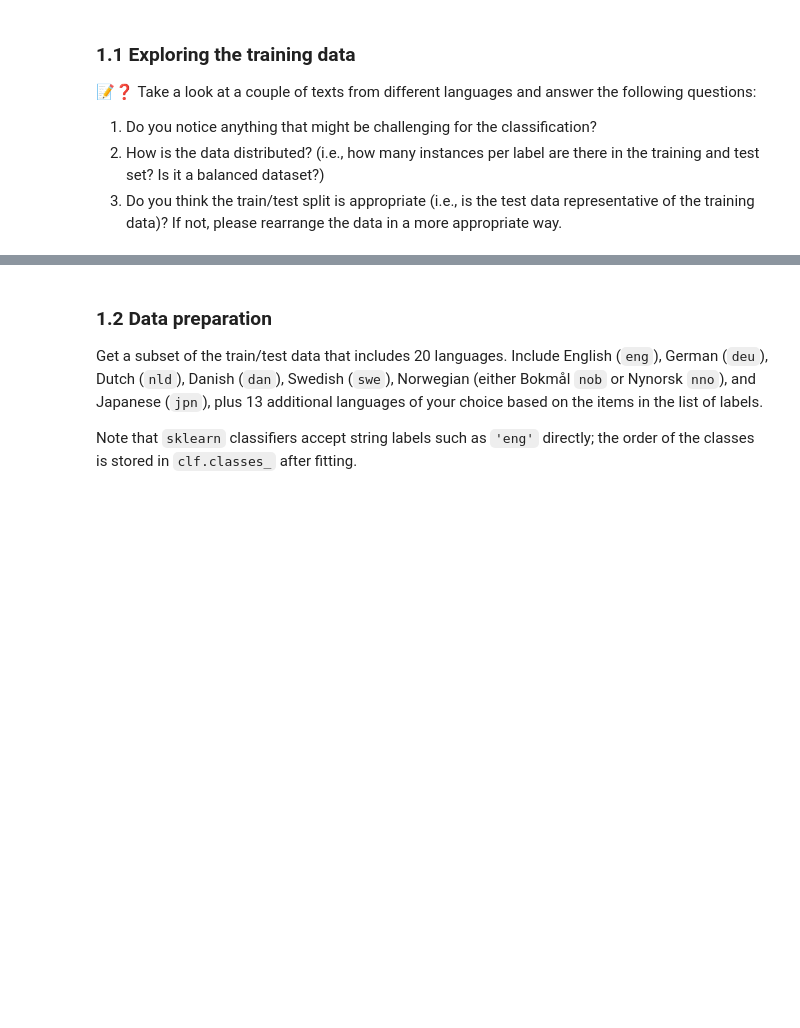
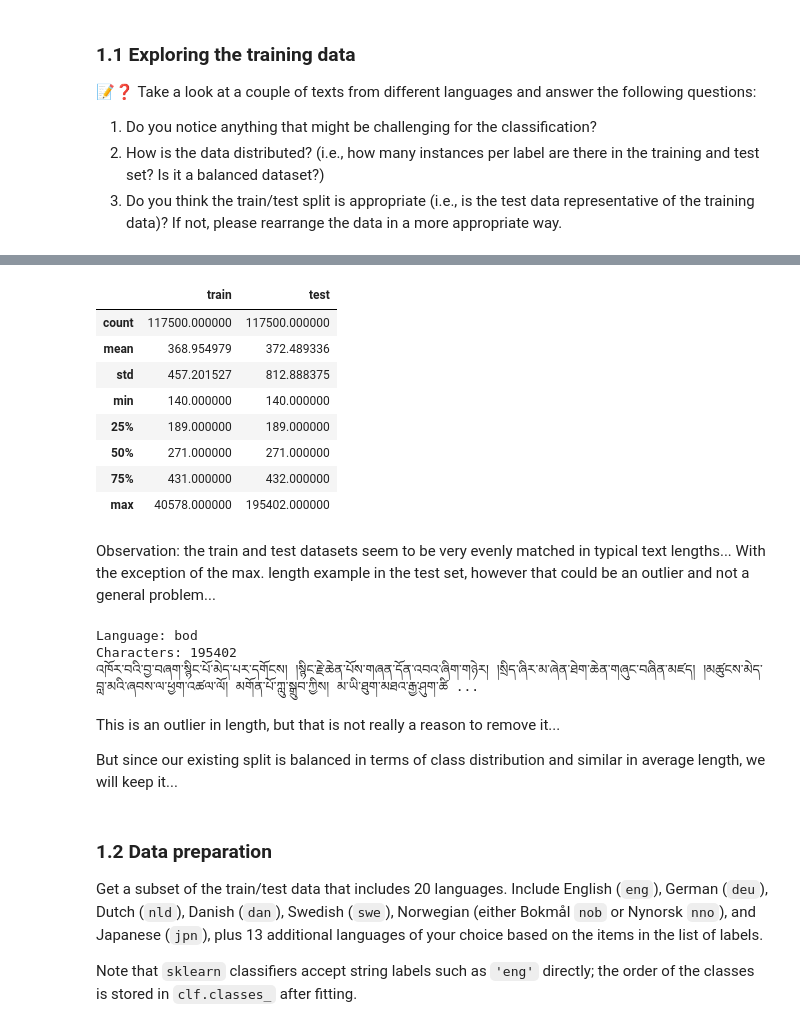
Before and after one commit to smemmishofer/ML4NLP1-2026-Tutorial-Notebooks, a Jupyter notebook: exercises/ex1/ex1_lr.ipynb, the cells around one changed output, grey strips where cells are left out. Drawn from its saved outputs; the diff is of its cells as text; code cells hidden in the pictures; blank space fills up the shorter version.

```diff
--- a/exercises/ex1/ex1_lr.ipynb
+++ b/exercises/ex1/ex1_lr.ipynb
@@ -92,3 +247,42 @@ print(labels)
+# %%
+# Comparing Text lengths:
+
+train_lengths = train_df['text'].str.len()
+test_lengths = test_df['text'].str.len()
+
+pd.DataFrame({
+    'train': train_lengths.describe(),
+    'test': test_lengths.describe()
+})
+# %% [output]
+|  | train | test |
+| count | 117500.000000 | 117500.000000 |
+| mean | 368.954979 | 372.489336 |
+| std | 457.201527 | 812.888375 |
+| min | 140.000000 | 140.000000 |
+| 25% | 189.000000 | 189.000000 |
+| 50% | 271.000000 | 271.000000 |
+| 75% | 431.000000 | 432.000000 |
+| max | 40578.000000 | 195402.000000 |
+# %% [markdown]
+Observation: the train and test datasets seem to be very evenly matched in typical text lengths... With the exception of the max. length example in the test set, however that could be an outlier and not a general problem...
+# %%
+# Check the longest test example:
+
+longest_idx = test_lengths.idxmax()
+longest_text = test_df.loc[longest_idx, 'text']
+
+print("Language:", test_df.loc[longest_idx, 'label'])
+print("Characters:", len(longest_text))
+print(longest_text[:1000])
+# %% [output]
+Language: bod
+Characters: 195402
+འཁོར་བའི་བྱ་བཞག་སྙིང་པོ་མེད་པར་དགོངས། །སྙིང་རྗེ་ཆེན་པོས་གཞན་དོན་འབའ་ཞིག་གཉེར། །སྲིད་ཞིར་མ་ཞེན་ཐེག་ཆེན་གཞུང་བཞིན་མཛད། །མཚུངས་མེད་བླ་མའི་ཞབས་ལ་ཕྱག་འཚལ་ལོ། མགོན་པོ་ཀླུ་སྒྲུབ་ཀྱིས། མ་ཡི་ཐུག་མཐའ་རྒྱ་ཤུག་ཚི ...
+# %% [markdown]
+This is an outlier in length, but that is not really a reason to remove it...
+
+But since our existing split is balanced in terms of class distribution and similar in average length, we will keep it...
 # %% [markdown]
 ### 1.2 Data preparation
 
```
Also changed, not shown: parts of 44 cells of this notebook.
